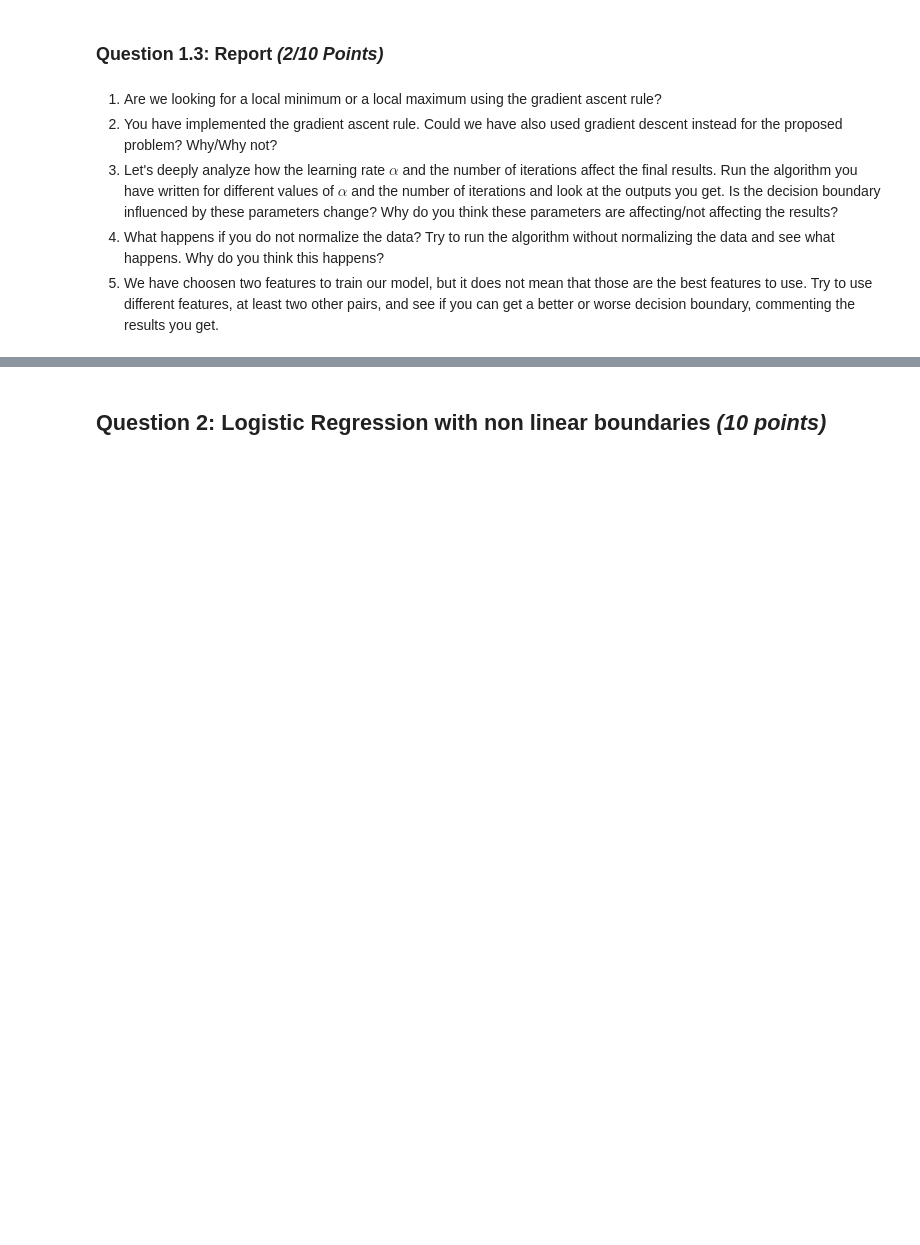
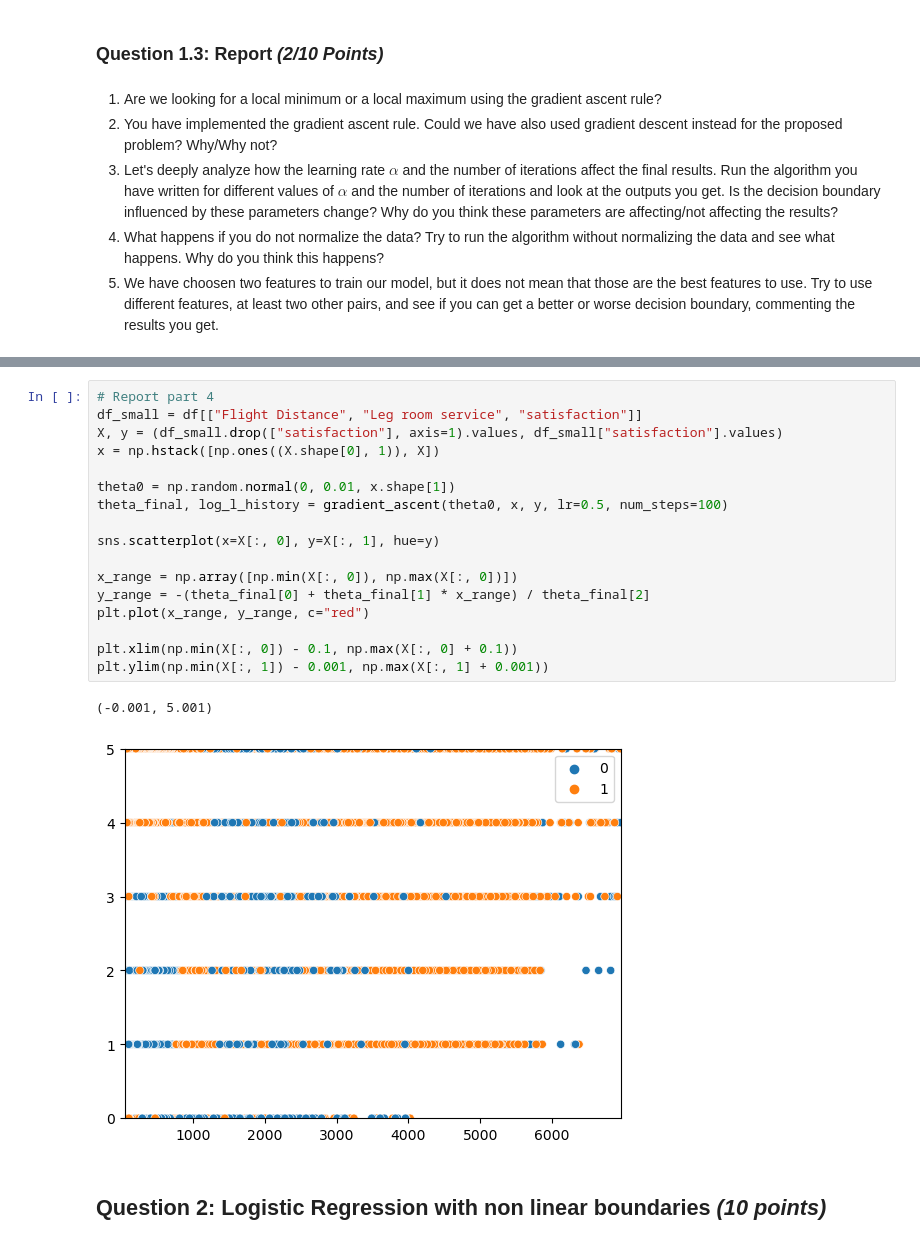
Before and after one commit to Ykanj/FDS-HW-2, a Jupyter notebook: HW2.ipynb, the cells around one changed output, grey strips where cells are left out. Saved outputs shown, nothing was run; the diff lists cells and outputs as text; blank space fills up the shorter version.

```diff
--- a/HW2.ipynb
+++ b/HW2.ipynb
@@ -571,3 +648,23 @@ pass
+# %%
+# Report part 4
+df_small = df[["Flight Distance", "Leg room service", "satisfaction"]]
+X, y = (df_small.drop(["satisfaction"], axis=1).values, df_small["satisfaction"].values)
+x = np.hstack([np.ones((X.shape[0], 1)), X])
+
+theta0 = np.random.normal(0, 0.01, x.shape[1])
+theta_final, log_l_history = gradient_ascent(theta0, x, y, lr=0.5, num_steps=100)
+
+sns.scatterplot(x=X[:, 0], y=X[:, 1], hue=y)
+
+x_range = np.array([np.min(X[:, 0]), np.max(X[:, 0])])
+y_range = -(theta_final[0] + theta_final[1] * x_range) / theta_final[2]
+plt.plot(x_range, y_range, c="red")
+
+plt.xlim(np.min(X[:, 0]) - 0.1, np.max(X[:, 0] + 0.1))
+plt.ylim(np.min(X[:, 1]) - 0.001, np.max(X[:, 1] + 0.001))
+# %% [output]
+(-0.001, 5.001)
+[figure, added]
 # %% [markdown]
 ## **Question 2: Logistic Regression with non linear boundaries *(10 points)***
 # %% [markdown]
```
Also changed, not shown: parts of 8 cells of this notebook.
